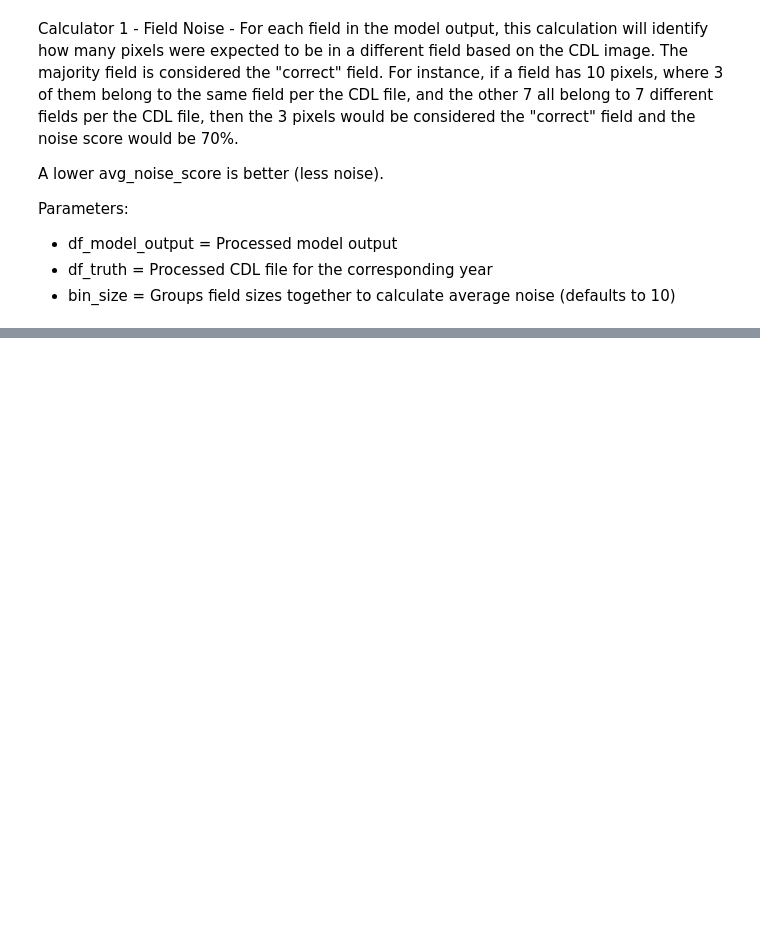
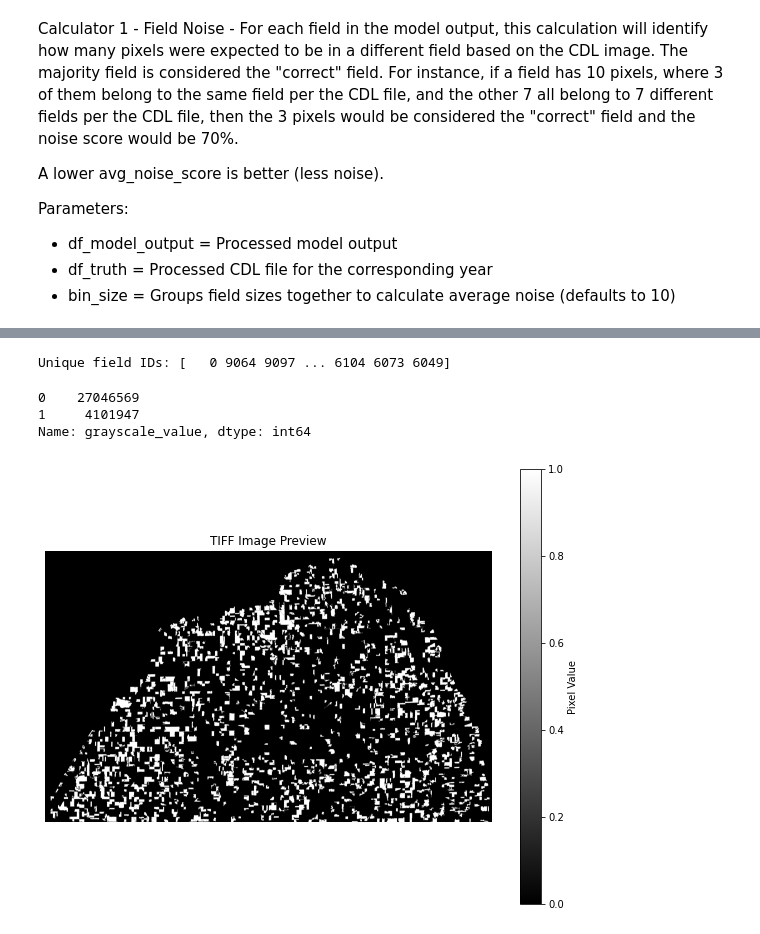
Before and after one commit to lingyundai/DAEN690-Team-Satellite-FBI, a Jupyter notebook: src/accuracy_calculator.ipynb, the cells around one changed output, grey strips where cells are left out. Saved outputs shown, nothing was run; the diff lists cells and outputs as text; code cells hidden in the pictures; blank space fills up the shorter version.

```diff
--- a/src/accuracy_calculator.ipynb
+++ b/src/accuracy_calculator.ipynb
@@ -645,0 +681,33 @@ Overall Pixel-Level Accuracy: 99.33%
+# %%
+unique_field_ids = df_model_output['field_id'].unique()
+
+# Print the unique field IDs
+print("Unique field IDs:", unique_field_ids)
+# %% [output]
+Unique field IDs: [   0 9064 9097 ... 6104 6073 6049]
+# %%
+# Count how many pixels of each grayscale value exist
+grayscale_counts = df_model_output['grayscale_value'].value_counts()
+
+# Display the counts
+print(grayscale_counts)
+# %% [output]
+0    27046569
+1     4101947
+Name: grayscale_value, dtype: int64
+# %%
+# Path to your TIFF image
+tif_path = "monica.tif"
+
+# Open and display the image
+with rasterio.open(tif_path) as src:
+    band = src.read(1)  # Read the first band
+
+plt.figure(figsize=(10, 8))
+plt.imshow(band, cmap="gray")
+plt.title("TIFF Image Preview")
+plt.colorbar(label="Pixel Value")
+plt.axis("off")
+plt.show()
+# %% [output]
+[figure, added]
```
Also changed, not shown: parts of 16 cells of this notebook.
